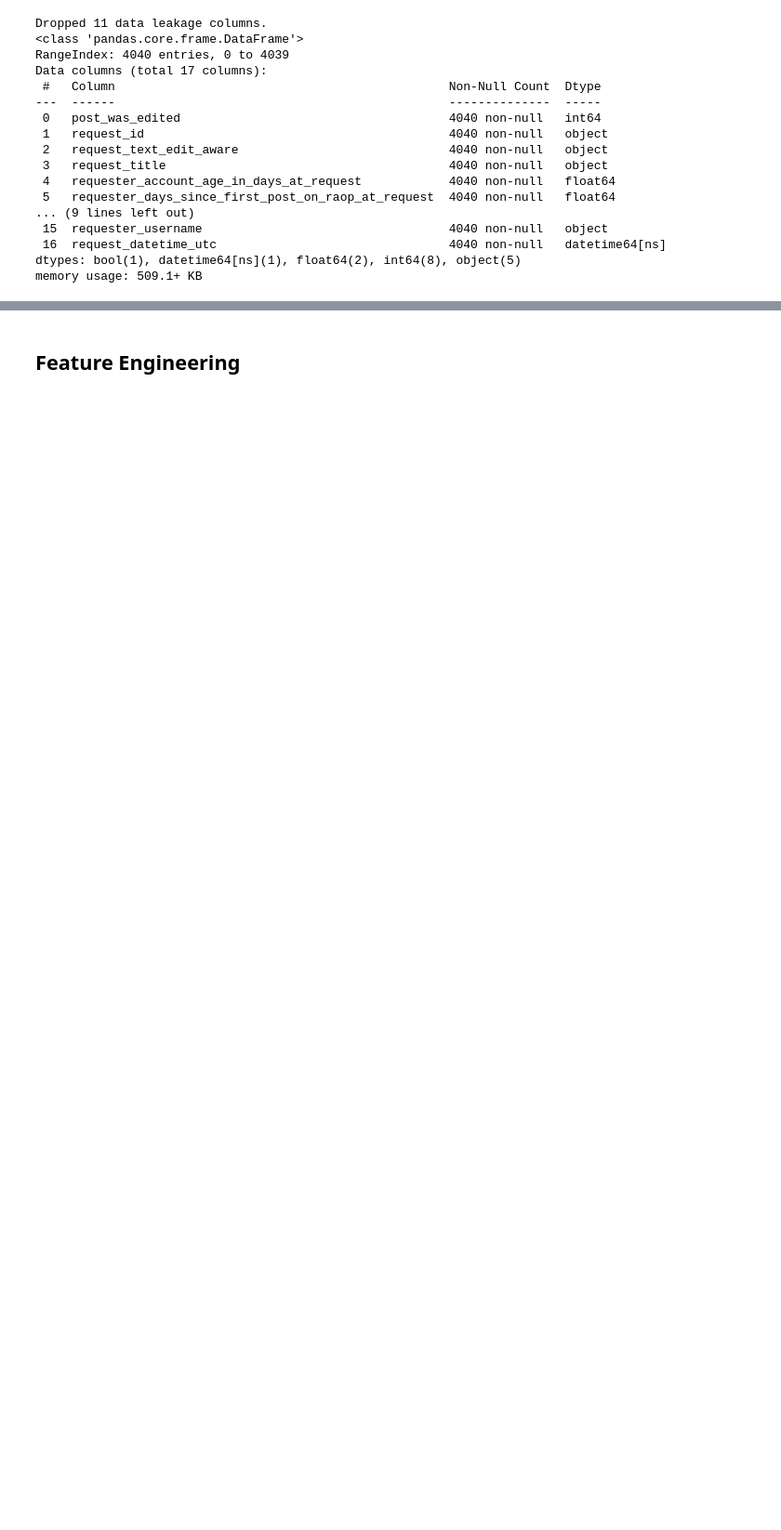
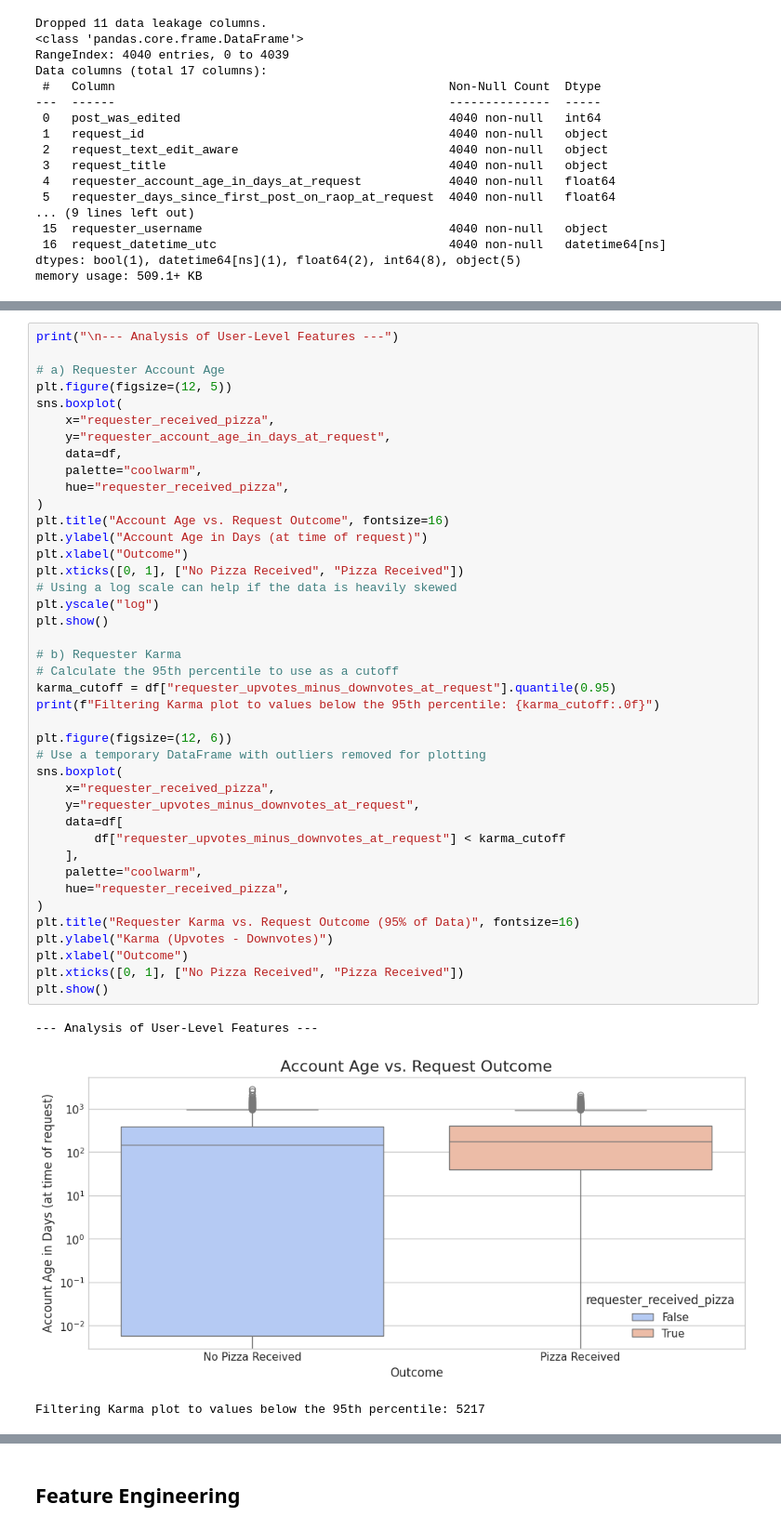
Before and after one commit to GauthierRoy/pizza_api_ml, a Jupyter notebook: notebooks/preliminary_analysis.ipynb, the cells around one changed output, grey strips where cells are left out. Shown: that part at 93% size. Drawn from its saved outputs; the diff is of its cells as text; blank space fills up the shorter version.

```diff
--- a/preliminary_analysis.ipynb
+++ b/notebooks/preliminary_analysis.ipynb
@@ -286,0 +296,45 @@ KeyError: 'unix_timestamp_of_request_utc'
+# %%
+print("\n--- Analysis of User-Level Features ---")
+
+# a) Requester Account Age
+plt.figure(figsize=(12, 5))
+sns.boxplot(
+    x="requester_received_pizza",
+    y="requester_account_age_in_days_at_request",
+    data=df,
+    palette="coolwarm",
+    hue="requester_received_pizza",
+)
+plt.title("Account Age vs. Request Outcome", fontsize=16)
+plt.ylabel("Account Age in Days (at time of request)")
+plt.xlabel("Outcome")
+plt.xticks([0, 1], ["No Pizza Received", "Pizza Received"])
+# Using a log scale can help if the data is heavily skewed
+plt.yscale("log")
+plt.show()
+
+# b) Requester Karma
+# Calculate the 95th percentile to use as a cutoff
+karma_cutoff = df["requester_upvotes_minus_downvotes_at_request"].quantile(0.95)
+print(f"Filtering Karma plot to values below the 95th percentile: {karma_cutoff:.0f}")
+
+plt.figure(figsize=(12, 6))
+# Use a temporary DataFrame with outliers removed for plotting
+sns.boxplot(
+    x="requester_received_pizza",
+    y="requester_upvotes_minus_downvotes_at_request",
+    data=df[
+        df["requester_upvotes_minus_downvotes_at_request"] < karma_cutoff
+    ],
+    palette="coolwarm",
+    hue="requester_received_pizza",
+)
+plt.title("Requester Karma vs. Request Outcome (95% of Data)", fontsize=16)
+plt.ylabel("Karma (Upvotes - Downvotes)")
+plt.xlabel("Outcome")
+plt.xticks([0, 1], ["No Pizza Received", "Pizza Received"])
+plt.show()
+# %% [output]
+--- Analysis of User-Level Features ---
+[figure, added]
+Filtering Karma plot to values below the 95th percentile: 5217
```
Also changed, not shown: parts of 17 cells of this notebook, 20 other files.
